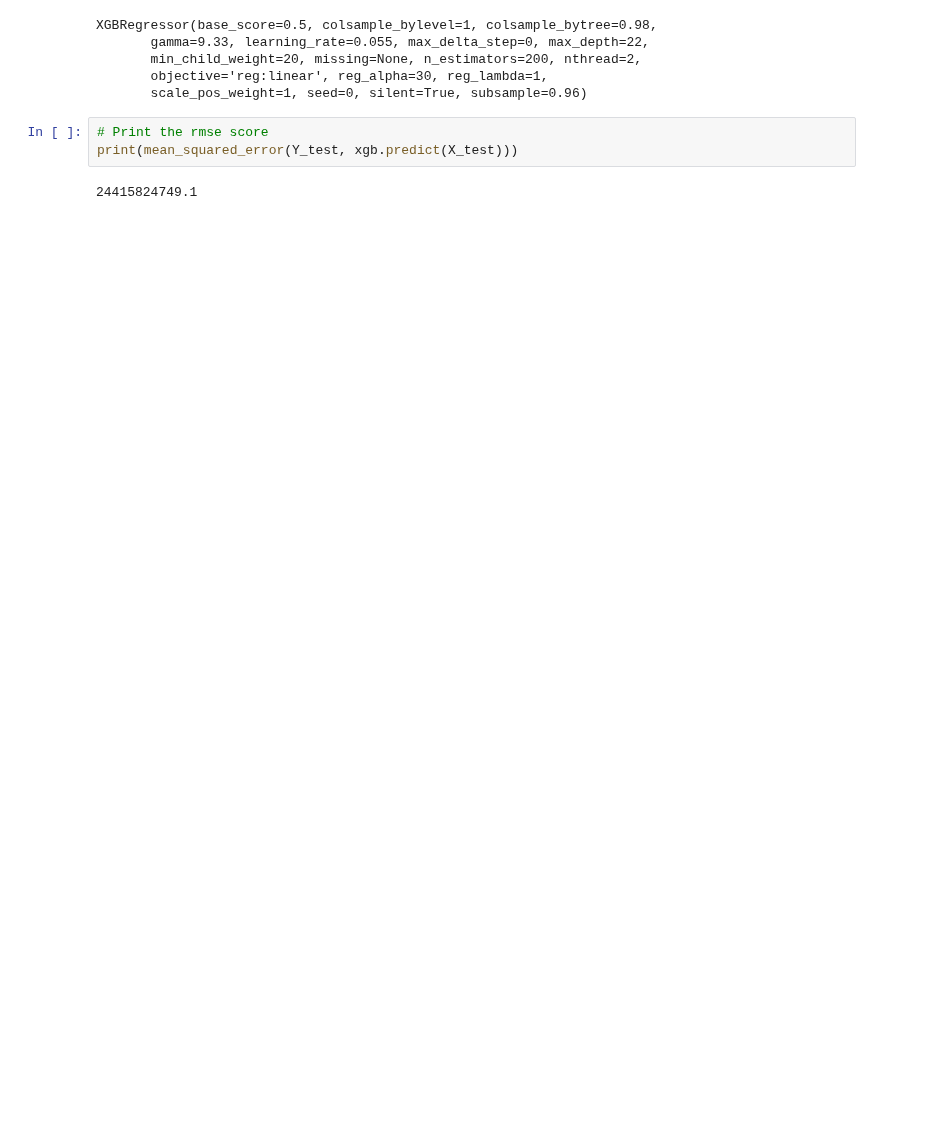
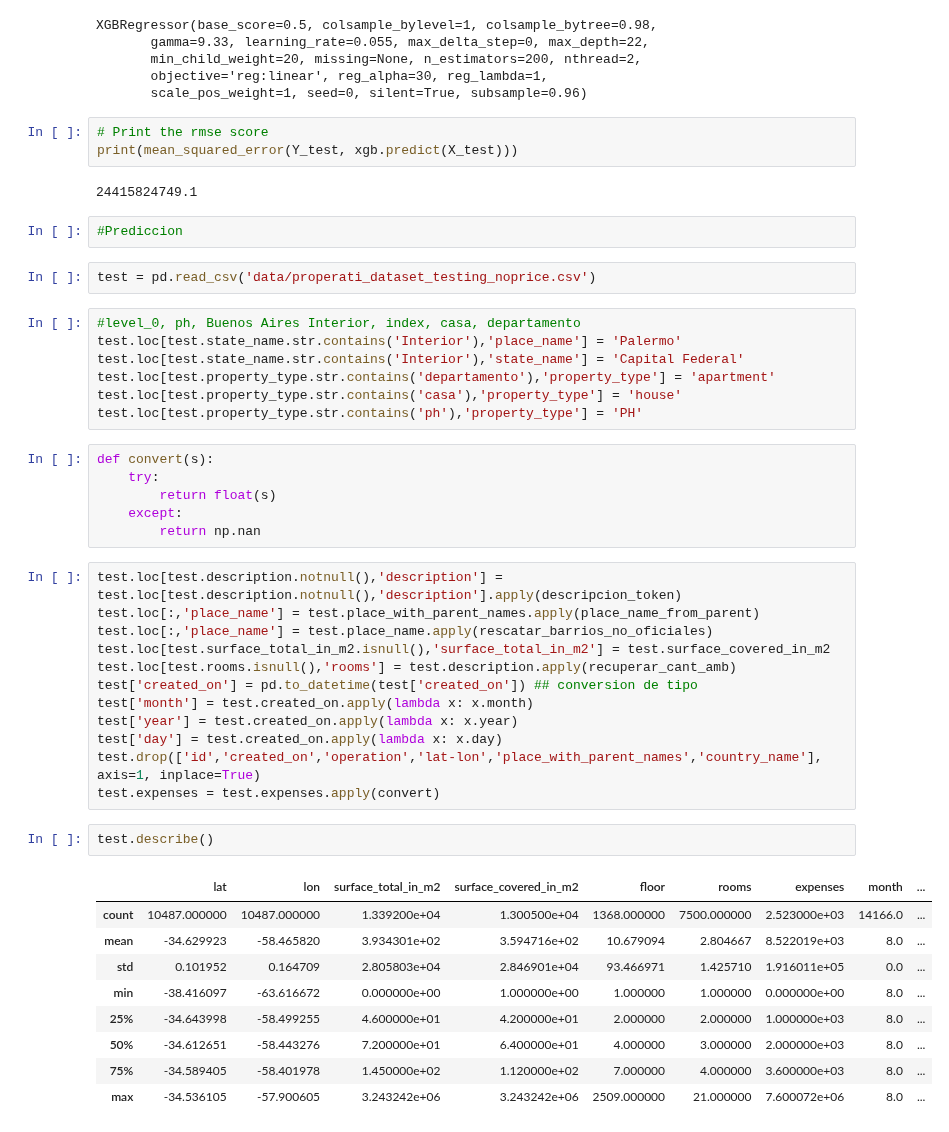
Before and after one commit to LucianoGiannotti/ProperatiDatosTP, a Jupyter notebook: TP2-XGBOOST.ipynb, the cells around one changed output. Saved outputs shown, nothing was run; the diff lists cells and outputs as text; blank space fills up the shorter version.

```diff
--- a/TP2-XGBOOST.ipynb
+++ b/TP2-XGBOOST.ipynb
@@ -272,3 +292,44 @@ XGBRegressor(base_score=0.5, colsample_bylevel=1, colsample_bytree=0.98,
 print(mean_squared_error(Y_test, xgb.predict(X_test)))
 # %% [output]
 24415824749.1
+# %%
+#Prediccion
+# %%
+test = pd.read_csv('data/properati_dataset_testing_noprice.csv')
+# %%
+#level_0, ph, Buenos Aires Interior, index, casa, departamento
+test.loc[test.state_name.str.contains('Interior'),'place_name'] = 'Palermo'
+test.loc[test.state_name.str.contains('Interior'),'state_name'] = 'Capital Federal'
+test.loc[test.property_type.str.contains('departamento'),'property_type'] = 'apartment'
+test.loc[test.property_type.str.contains('casa'),'property_type'] = 'house'
+test.loc[test.property_type.str.contains('ph'),'property_type'] = 'PH'
+# %%
+def convert(s):
+    try:
+        return float(s)
+    except:
+        return np.nan
+# %%
+test.loc[test.description.notnull(),'description'] = test.loc[test.description.notnull(),'description'].apply(descripcion_token)
+test.loc[:,'place_name'] = test.place_with_parent_names.apply(place_name_from_parent)
+test.loc[:,'place_name'] = test.place_name.apply(rescatar_barrios_no_oficiales)
+test.loc[test.surface_total_in_m2.isnull(),'surface_total_in_m2'] = test.surface_covered_in_m2
+test.loc[test.rooms.isnull(),'rooms'] = test.description.apply(recuperar_cant_amb)
+test['created_on'] = pd.to_datetime(test['created_on']) ## conversion de tipo
+test['month'] = test.created_on.apply(lambda x: x.month)
+test['year'] = test.created_on.apply(lambda x: x.year)
+test['day'] = test.created_on.apply(lambda x: x.day)
+test.drop(['id','created_on','operation','lat-lon','place_with_parent_names','country_name'], axis=1, inplace=True)
+test.expenses = test.expenses.apply(convert)
+# %%
+test.describe()
+# %% [output]
+|  | lat | lon | surface_total_in_m2 | surface_covered_in_m2 | floor | rooms | expenses | month | ... |
+| count | 10487.000000 | 10487.000000 | 1.339200e+04 | 1.300500e+04 | 1368.000000 | 7500.000000 | 2.523000e+03 | 14166.0 | ... |
+| mean | -34.629923 | -58.465820 | 3.934301e+02 | 3.594716e+02 | 10.679094 | 2.804667 | 8.522019e+03 | 8.0 | ... |
+| std | 0.101952 | 0.164709 | 2.805803e+04 | 2.846901e+04 | 93.466971 | 1.425710 | 1.916011e+05 | 0.0 | ... |
+| min | -38.416097 | -63.616672 | 0.000000e+00 | 1.000000e+00 | 1.000000 | 1.000000 | 0.000000e+00 | 8.0 | ... |
+| 25% | -34.643998 | -58.499255 | 4.600000e+01 | 4.200000e+01 | 2.000000 | 2.000000 | 1.000000e+03 | 8.0 | ... |
+| 50% | -34.612651 | -58.443276 | 7.200000e+01 | 6.400000e+01 | 4.000000 | 3.000000 | 2.000000e+03 | 8.0 | ... |
+| 75% | -34.589405 | -58.401978 | 1.450000e+02 | 1.120000e+02 | 7.000000 | 4.000000 | 3.600000e+03 | 8.0 | ... |
+| max | -34.536105 | -57.900605 | 3.243242e+06 | 3.243242e+06 | 2509.000000 | 21.000000 | 7.600072e+06 | 8.0 | ... |
```
Also changed, not shown: parts of 29 cells of this notebook, 3 other files.
